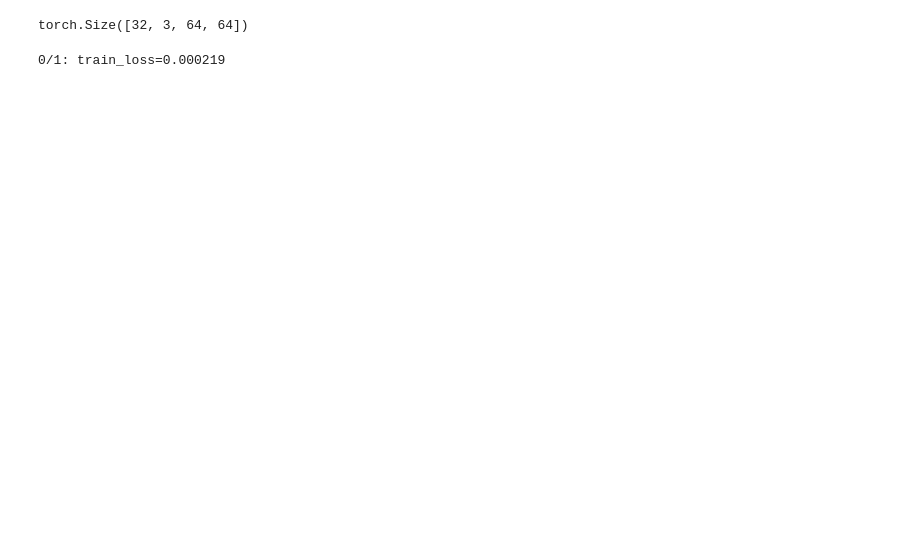
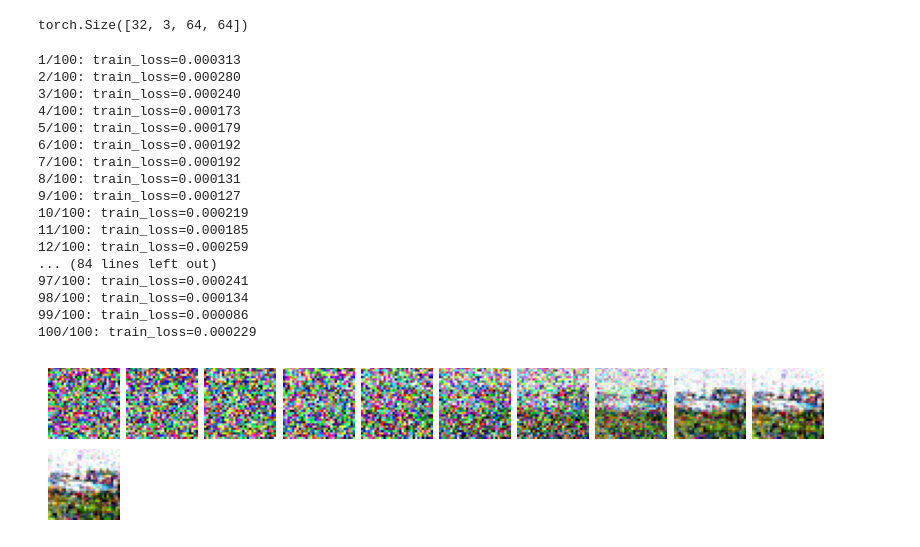
Before and after one commit to minjepar/ddpm_pytorch, a Jupyter notebook: ddpm_cifar.ipynb, the cells around one changed output. Drawn from its saved outputs; the diff is of its cells as text; code cells hidden in the pictures; blank space fills up the shorter version.

Commit message:
added reverse_process

```diff
--- a/ddpm_cifar.ipynb
+++ b/ddpm_cifar.ipynb
@@ -148,6 +130,9 @@ class DecoderBlock(nn.Module):
         return x
 
 class TimeEmbedder(nn.Module):
+    '''
+    Transformer Sinusoidal Position(Time) Embedding in 'Attention is All You Need' paper
+    '''
     def __init__(self):
         super().__init__()
         pass
@@ -201,41 +186,74 @@ print(net(x, t).shape)
 torch.Size([32, 3, 64, 64])
 # %%
 def loss_func(model, x0, t):
-    xt, noise = forward_process(x0, t) # t is used as index
-    noise_pred = model(xt, torch.tensor(t, dtype=torch.float32).to(device)) # t is used for time modulation
-    loss = nn.functional.l1_loss(noise, noise_pred)
+    '''
+    simple loss in DDPM paper
+    '''
+    xt, eps = forward_process(x0, t) # t is used as index
+    eps_pred = model(xt, torch.tensor(t, dtype=torch.float32).to(device)) # t is used for time modulation
+    loss = nn.functional.l1_loss(eps, eps_pred)
     return loss
-
-# Without no_grad this quickly runs out of memory
-@torch.no_grad()
-def sample(x, t):
-    noise_pred = model(x, t)
-    mean_pred = 1 / np.sqrt(alpha[t]) * (x - beta[t] / np.sqrt(1 - alphabar[t]) * noise_pred)
-    x_pred = mean_pred + (torch.randn_like(x) if t > 0 else 0)
-    return x_pred
 
 def train(model, dataloader, optimizer):
     model.train()
-    _loss = 0
+    loss_ = 0
     for idx, (images, labels) in enumerate(dataloader):
         images = images.to(device)
         optimizer.zero_grad()
         t = np.random.randint(0, T, images.shape[0])
         loss = loss_func(model, images, t)
         loss.backward()
         optimizer.step()
-        _loss = loss.item()
-    _loss /= len(dataloader)
-    return _loss
+        loss_ = loss.item()
+    loss_ /= len(dataloader)
+    return loss_
+
+def reverse_process(model, show_progress=False):
+    '''
+    aka sampling
+    '''
+    model.eval()
+    x = torch.randn_like(cifar10_ds[0][0]).unsqueeze(0).to(device)
+    xp = list()
+    for t in range(T - 1, -1, -1):
+        z = torch.randn_like(x) if t > 1 else torch.zeros_like(x)
+        z = z.to(device)
+        eps_pred = model(x, torch.tensor(t, dtype=torch.float32).unsqueeze(0).to(device))
+        x_pred = 1 / torch.sqrt(alpha[t]) * (x - beta[t] / torch.sqrt(1 - alphabar[t]) * eps_pred) + torch.sqrt(beta[t]) * z
+        x = x_pred # x_t --> x_(t-1)
+        if t % (T // 10) == 0:
+            xp.append(x[0])
+    xp.append(x[0])
+    if show_progress:
+        show_images(xp)
+    return x
 
 # main
-epochs = 1
+epochs = 100
 model = SimpleUNet().to(device)
-optimizer = optim.Adam(model.parameters(), lr=0.001)
+optimizer = optim.Adam(model.parameters(), lr=2e-4)
 train_log = list()
-for epoch in range(epochs):
+for epoch in tqdm(range(1, epochs + 1)):
     train_loss = train(model, train_loader, optimizer)
     print(f"{epoch}/{epochs}: train_loss={train_loss:.6f}")
     train_log.append(train_loss)
+x = reverse_process(model, show_progress=True)
 # %% [output]
-0/1: train_loss=0.000219
+1/100: train_loss=0.000313
+2/100: train_loss=0.000280
+3/100: train_loss=0.000240
+4/100: train_loss=0.000173
+5/100: train_loss=0.000179
+6/100: train_loss=0.000192
+7/100: train_loss=0.000192
+8/100: train_loss=0.000131
+9/100: train_loss=0.000127
+10/100: train_loss=0.000219
+11/100: train_loss=0.000185
+12/100: train_loss=0.000259
+... (84 lines left out)
+97/100: train_loss=0.000241
+98/100: train_loss=0.000134
+99/100: train_loss=0.000086
+100/100: train_loss=0.000229
+[figure, added]
```
Also changed, not shown: parts of 5 cells of this notebook.
